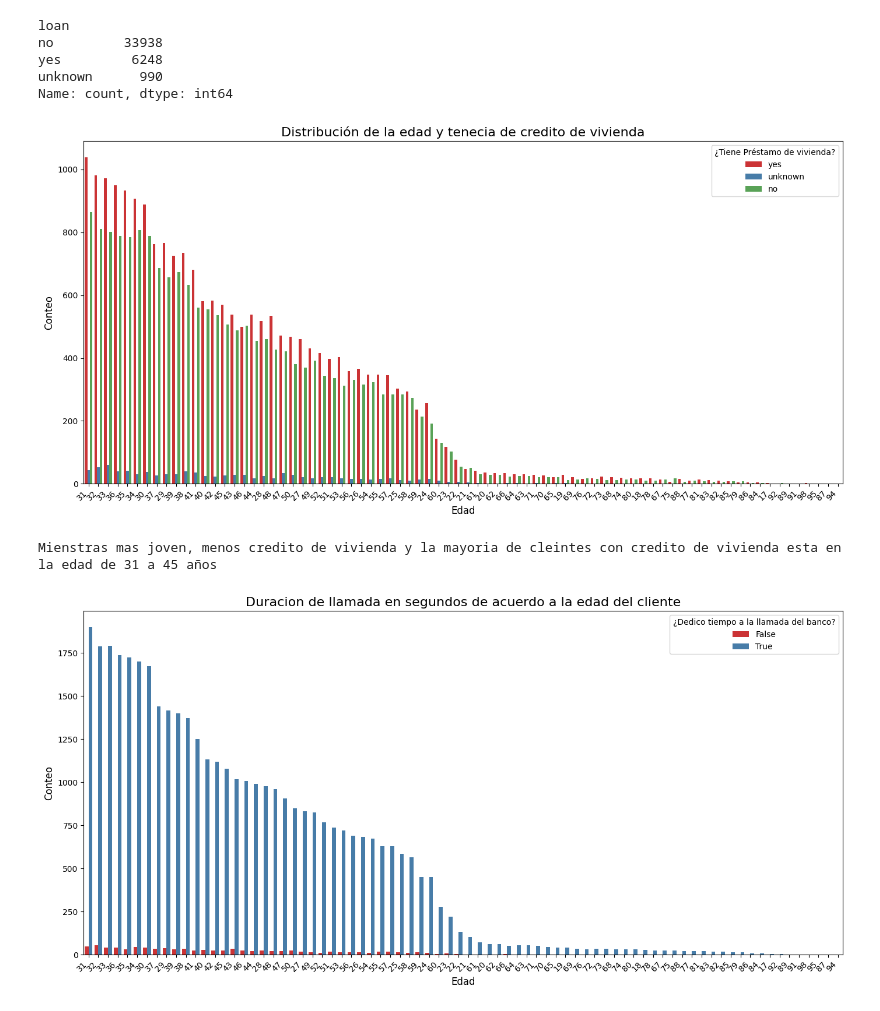
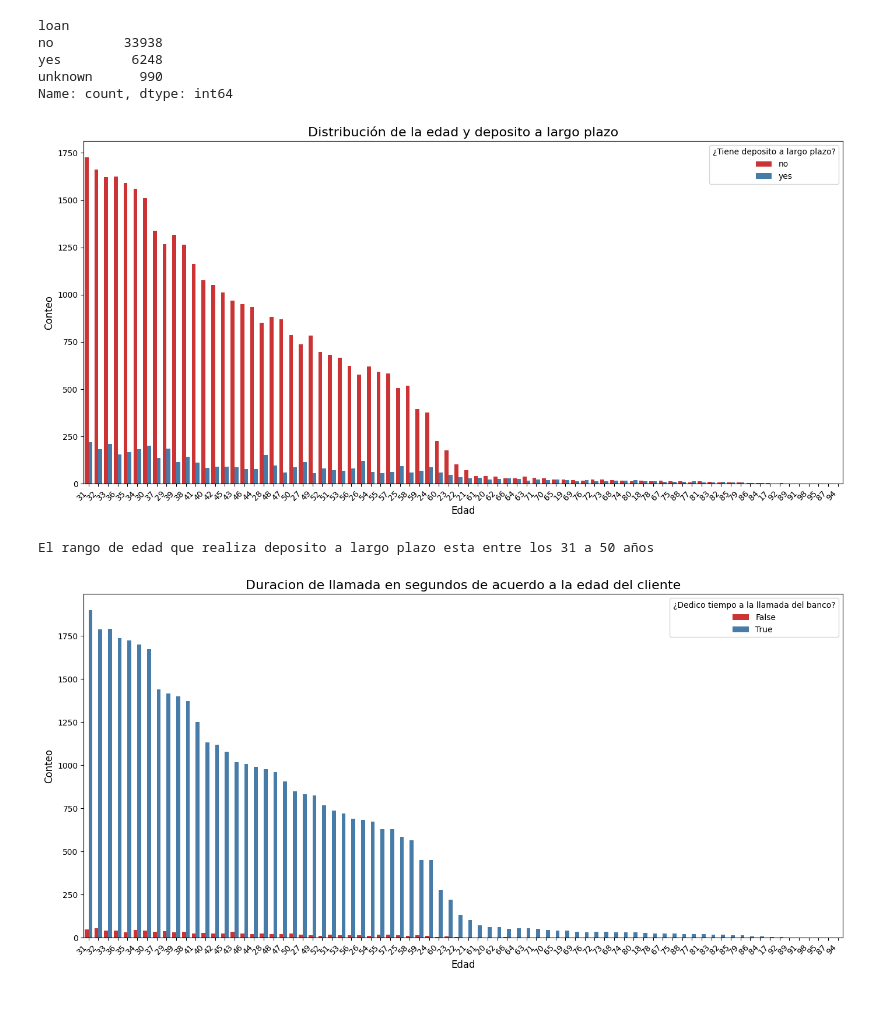
Before and after one commit to 4GeeksAcademy/gabrielajara2982-primer-algoritmo-ml-regresion-logistica, a Jupyter notebook: src/explore.ipynb, the cells around one changed output. Drawn from its saved outputs; the diff is of its cells as text; code cells hidden in the pictures.

```diff
--- a/src/explore.ipynb
+++ b/src/explore.ipynb
@@ -321,23 +321,23 @@ Name: count, dtype: int64
 # %%
 #Analisis Multivariable
 
 #Solo numericas Edad y duracion de contacto en segundos
 
 plt.figure(figsize=(14, 7))
 
-sns.countplot(data=df, x='age', hue='housing',palette='Set1', order=df['age'].value_counts().index )
+sns.countplot(data=df, x='age', hue='y',palette='Set1', order=df['age'].value_counts().index )
 plt.xticks(rotation=45, ha='right', fontsize=10)
-plt.title('Distribución de la edad y tenecia de credito de vivienda', fontsize=16)
+plt.title('Distribución de la edad y deposito a largo plazo', fontsize=16)
 plt.xlabel('Edad', fontsize=12)
 plt.ylabel('Conteo', fontsize=12)
-plt.legend(title='¿Tiene Préstamo de vivienda?')
+plt.legend(title='¿Tiene deposito a largo plazo?')
 plt.tight_layout()
 plt.show()
 
-print ("Mienstras mas joven, menos credito de vivienda y la mayoria de cleintes con credito de vivienda esta en la edad de 31 a 45 años")
+print("El rango de edad que realiza deposito a largo plazo esta entre los 31 a 50 años")
 # %% [output]
-[figure, old version]
+[figure, new version]
-Mienstras mas joven, menos credito de vivienda y la mayoria de cleintes con credito de vivienda esta en la edad de 31 a 45 años
+El rango de edad que realiza deposito a largo plazo esta entre los 31 a 50 años
 # %%
 plt.figure(figsize=(14, 7))
 sns.countplot(data=df, x='age', hue=(df["duration"] <= 1000),palette='Set1', order=df['age'].value_counts().index )
```
Also changed, not shown: parts of 3 cells of this notebook.
